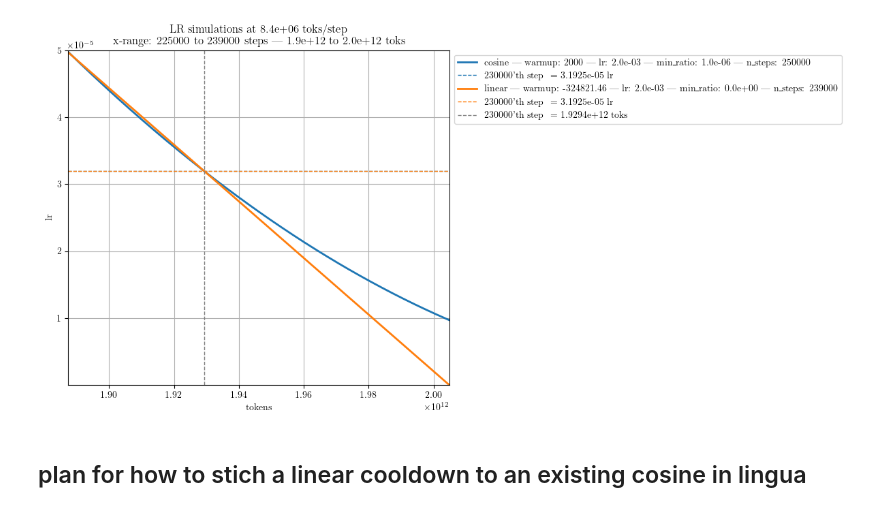
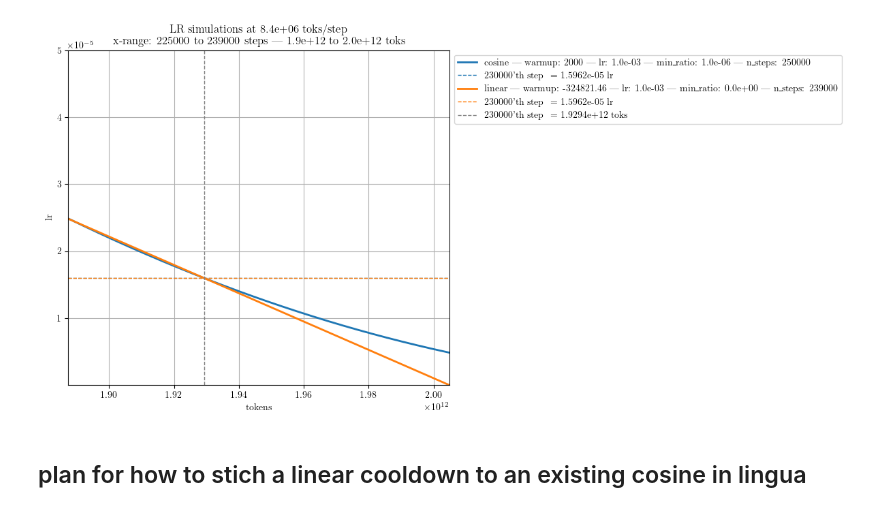
Before and after one commit to jwkirchenbauer/lingua, a Jupyter notebook: simulate_lr_sched.ipynb, the cells around one changed output. Saved outputs shown, nothing was run; the diff lists cells and outputs as text; code cells hidden in the pictures.

```diff
--- a/simulate_lr_sched.ipynb
+++ b/simulate_lr_sched.ipynb
@@ -100,7 +100,8 @@ lr_cfg_list = [
     {
     "scheduler": "cosine",
     "warmup": 2000,
-    "lr": 2.0e-3,
+    # "lr": 2.0e-3,
+    "lr": 1.0e-3,
     "lr_min_ratio": 0.000001,
     "n_steps": 250_000,
     },
@@ -108,7 +109,8 @@ lr_cfg_list = [
     "scheduler": "linear",
     # "warmup": -563821.46,
     "warmup": -324821.46,
-    "lr": 2e-3,
+    # "lr": 2e-3,
+    "lr": 1e-3,
     "lr_min_ratio": 0.0,
     "n_steps": 239_000,
     },
@@ -149,34 +151,34 @@ for lr_cfg in lr_cfg_list:
     x = x * toks_per_step_world
     y = np.array(all_lrs)
     plt.plot(x, y, label=f"{args.scheduler} | warmup: {args.warmup} | lr: {args.lr:.1e} | min_ratio: {args.lr_min_ratio:.1e} | n_steps: {n_steps}", linewidth=2)
     plt.xlabel("tokens")
     plt.ylabel("lr")
 
     # add an hline at the y value corresponding ~ to the spec_step, matching the color of the line
     spec_lr = all_lrs[spec_step] if spec_step < len(all_lrs) else all_lrs[-1]
     plt.axhline(y=spec_lr, color=plt.gca().lines[-1].get_color(), linestyle='--', linewidth=1, label=f"{spec_step}'th step ~= {spec_lr:.4e} lr")
 
 
 spec_tok_ct = spec_step * toks_per_step_world
 plt.axvline(x=spec_tok_ct, color='gray', linestyle='--', linewidth=1, label=f"{spec_step}'th step ~= {spec_tok_ct:.4e} toks")
 
 plt.xlim(x_lim)
 
 if y_lim is not None:
     plt.ylim(y_lim)
 
 # plt.legend()
 # move legend to the right outside the plot but dont squish the plot
 plt.legend(loc='upper left', bbox_to_anchor=(1, 1))
 
 plt.title(title_string)
 plt.grid()
 plt.tight_layout()
 # plt.show()
 
 plt.savefig(save_name)
 # %% [output]
-[figure, old version]
+[figure, new version]
 # %% [markdown]
 ## plan for how to stich a linear cooldown to an existing cosine in lingua
 # %%
```
Also changed, not shown: 4 other files.
